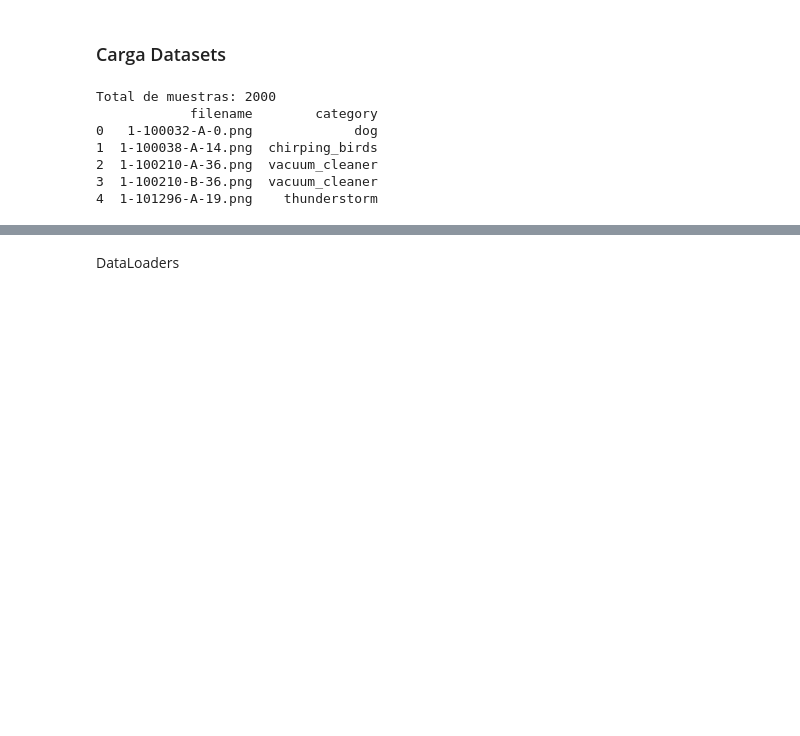
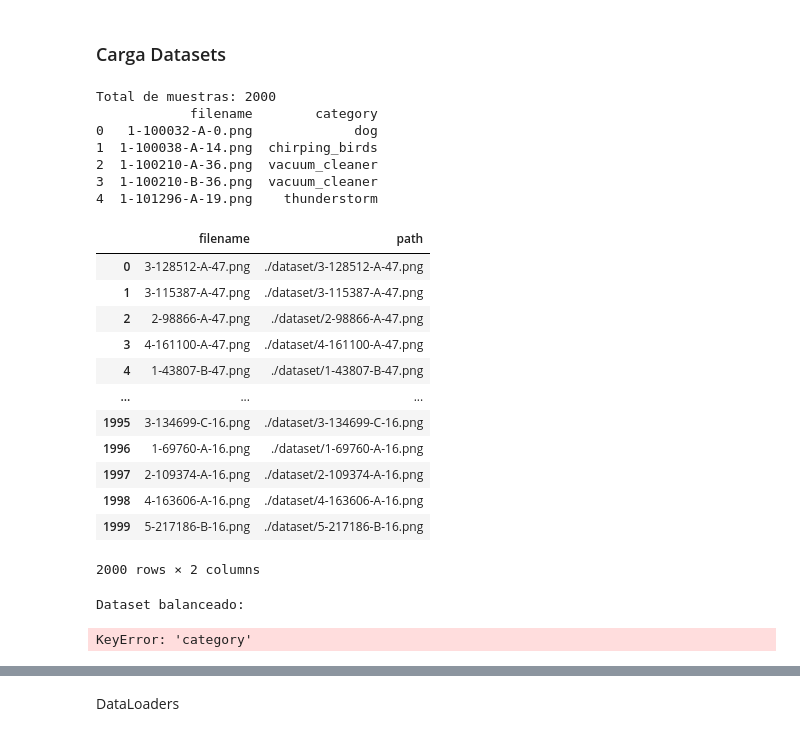
Before and after one commit to JuanPabloRodriguezC/ESC50-Image-Classification, a Jupyter notebook: ProyectoIA.ipynb, the cells around one changed output, grey strips where cells are left out. Cells and saved outputs as stored; diff of their text form; code cells hidden in the pictures; blank space fills up the shorter version.

```diff
--- a/ProyectoIA.ipynb
+++ b/ProyectoIA.ipynb
@@ -296,3 +563,35 @@ Total de muestras: 2000
+# %%
+df_balanced
+# %% [output]
+|  | filename | path |
+| 0 | 3-128512-A-47.png | ./dataset/3-128512-A-47.png |
+| 1 | 3-115387-A-47.png | ./dataset/3-115387-A-47.png |
+| 2 | 2-98866-A-47.png | ./dataset/2-98866-A-47.png |
+| 3 | 4-161100-A-47.png | ./dataset/4-161100-A-47.png |
+| 4 | 1-43807-B-47.png | ./dataset/1-43807-B-47.png |
+| ... | ... | ... |
+| 1995 | 3-134699-C-16.png | ./dataset/3-134699-C-16.png |
+| 1996 | 1-69760-A-16.png | ./dataset/1-69760-A-16.png |
+| 1997 | 2-109374-A-16.png | ./dataset/2-109374-A-16.png |
+| 1998 | 4-163606-A-16.png | ./dataset/4-163606-A-16.png |
+| 1999 | 5-217186-B-16.png | ./dataset/5-217186-B-16.png |
+2000 rows × 2 columns
+# %%
+df_original = df.copy()
+
+# --- Balanceo del dataset ---
+min_class = df['category'].value_counts().min()
+df_balanced = (
+    df.groupby('category', group_keys=False)
+      .apply(lambda x: x.sample(min_class, random_state=42))
+      .reset_index(drop=True)  # evita el DeprecationWarning
+)
+
+print("\nDataset balanceado:")
+print(df_balanced['category'].value_counts())
+# %% [output]
+Dataset balanceado:
+KeyError: 'category'
 # %%
 #crudo
 df_crudo = set_dataset_paths(df, dir_crudo, validate=True)
```
Also changed, not shown: parts of 10 cells of this notebook.
